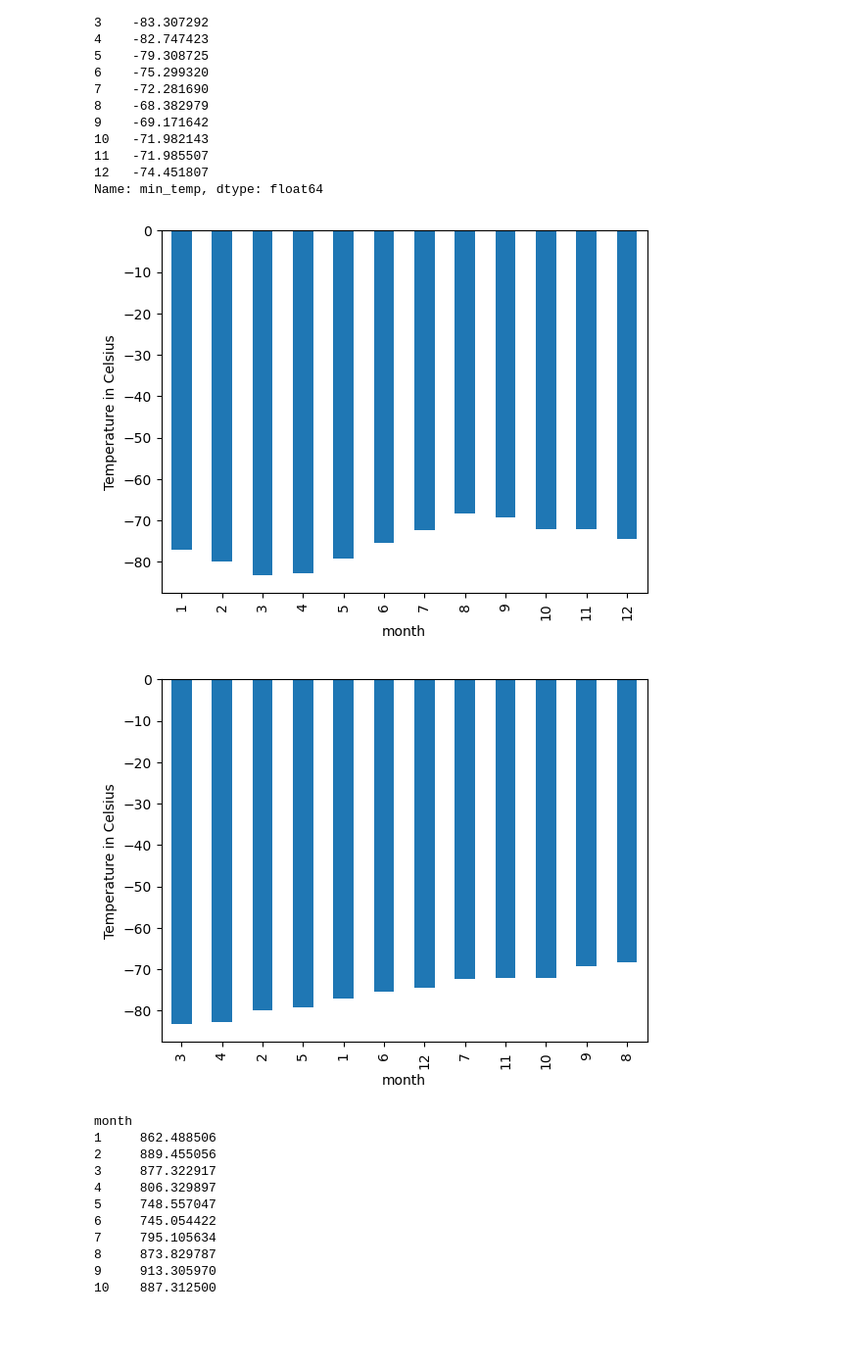
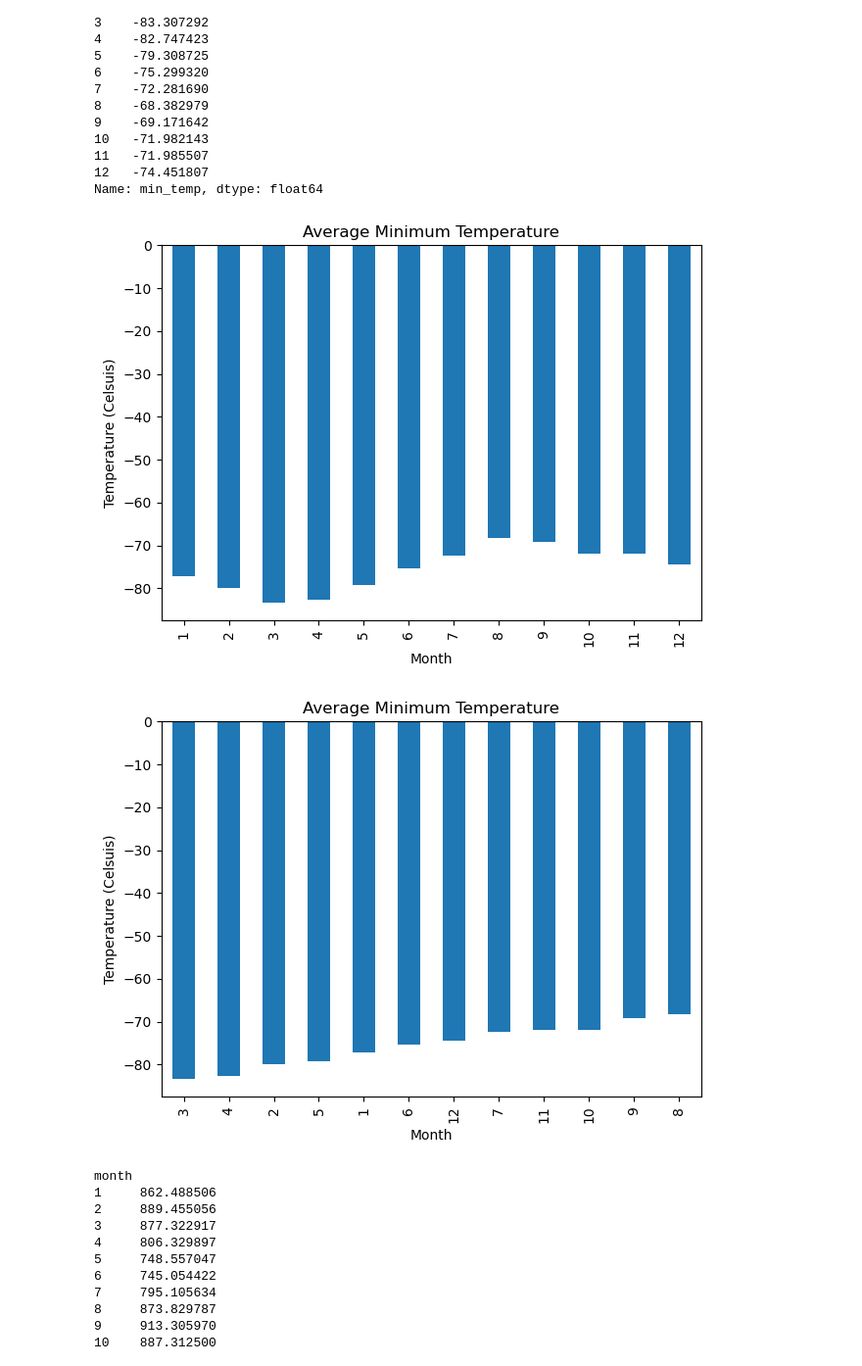
Before and after one commit to r-ellis-porter/data-collection-challenge, a Jupyter notebook: part_2_mars_weather.ipynb, the cells around one changed output. Shown at 98% size. Cells and saved outputs as stored; diff of their text form; code cells hidden in the pictures; blank space fills up the shorter version.

Commit message:
updated part2: data analysis and vis, export csv

```diff
--- a/part_2_mars_weather.ipynb
+++ b/part_2_mars_weather.ipynb
@@ -88,10 +88,9 @@ pressure            object
 dtype: object
 # %%
 # Change data types for data analysis
-df.astype({'terrestrial_date': 'datetime64[ns]',
+df = df.astype({'terrestrial_date': 'datetime64[ns]',
             'sol': 'int64',
             'ls': 'int64',
             'month': 'int64',
             'min_temp': 'float64',
-            'pressure': 'float64'}).dtypes
-# Confirm type changes were successful by examining data types again
+            'pressure': 'float64'})
@@ -142,6 +149,8 @@ Name: month, dtype: int64
 1867
 # %%
 # 3. What is the average low temperature by month?
+avg_monthly_low = df.groupby('month').min_temp.mean()
+avg_monthly_low
 # %% [output]
 month
 1    -77.160920
@@ -159,11 +168,24 @@ month
 Name: min_temp, dtype: float64
 # %%
 # Plot the average temperature by month
+avg_monthly_low.plot(kind='bar',
+                     xlabel='Month',
+                     ylabel='Temperature (Celsuis)',
+                     title='Average Minimum Temperature')
+plt.tight_layout()
+plt.show()
 # %% [output]
-[figure, old version]
+[figure, new version]
 # %%
 # Identify the coldest and hottest months in Curiosity's location
+avg_monthly_low.sort_values().\
+    plot(kind='bar',
+         xlabel='Month',
+         ylabel='Temperature (Celsuis)',
+         title='Average Minimum Temperature')
+plt.tight_layout()
+plt.show()
 # %% [output]
-[figure, old version]
+[figure, new version]
 # %%
 # 4. Average pressure by Martian month
```
Also changed, not shown: parts of 9 cells of this notebook, 1 other file.
